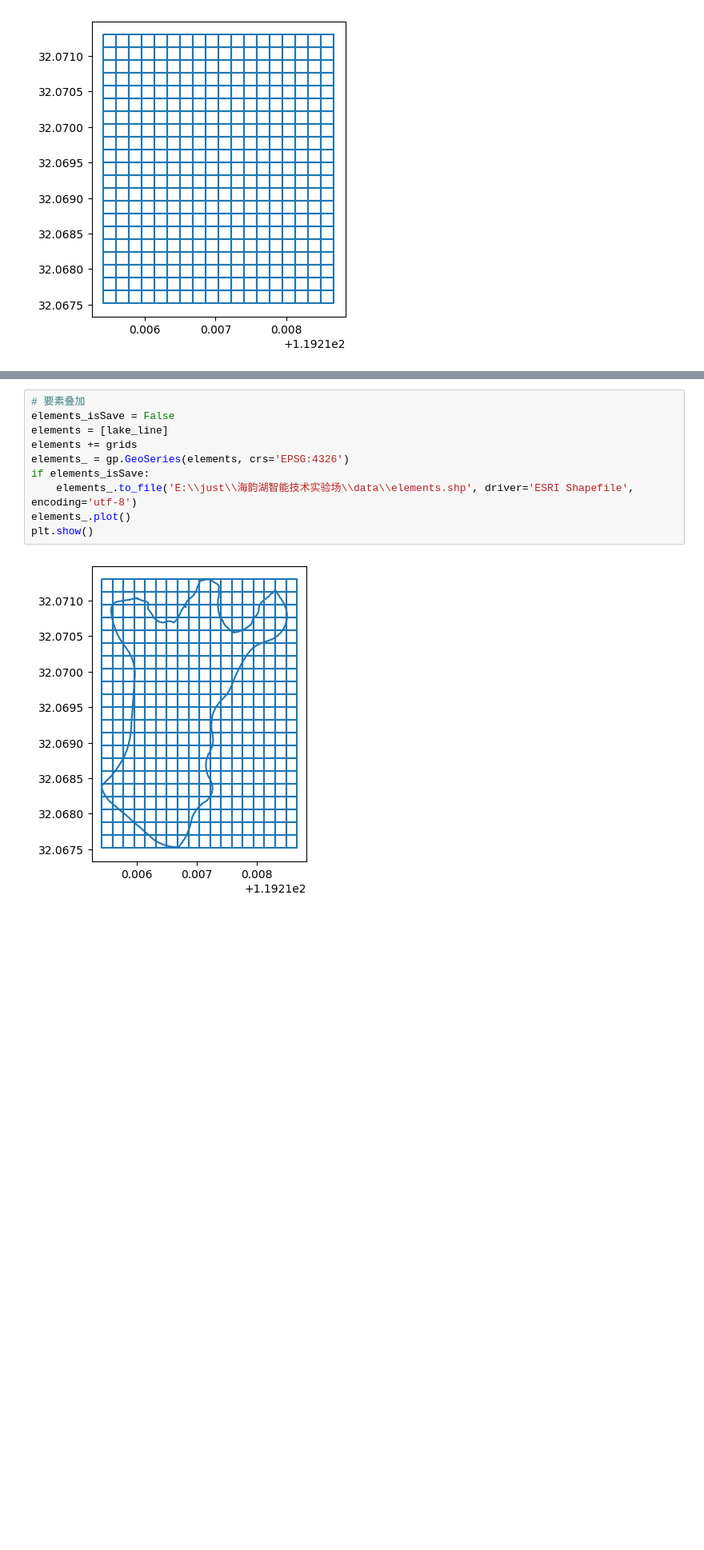
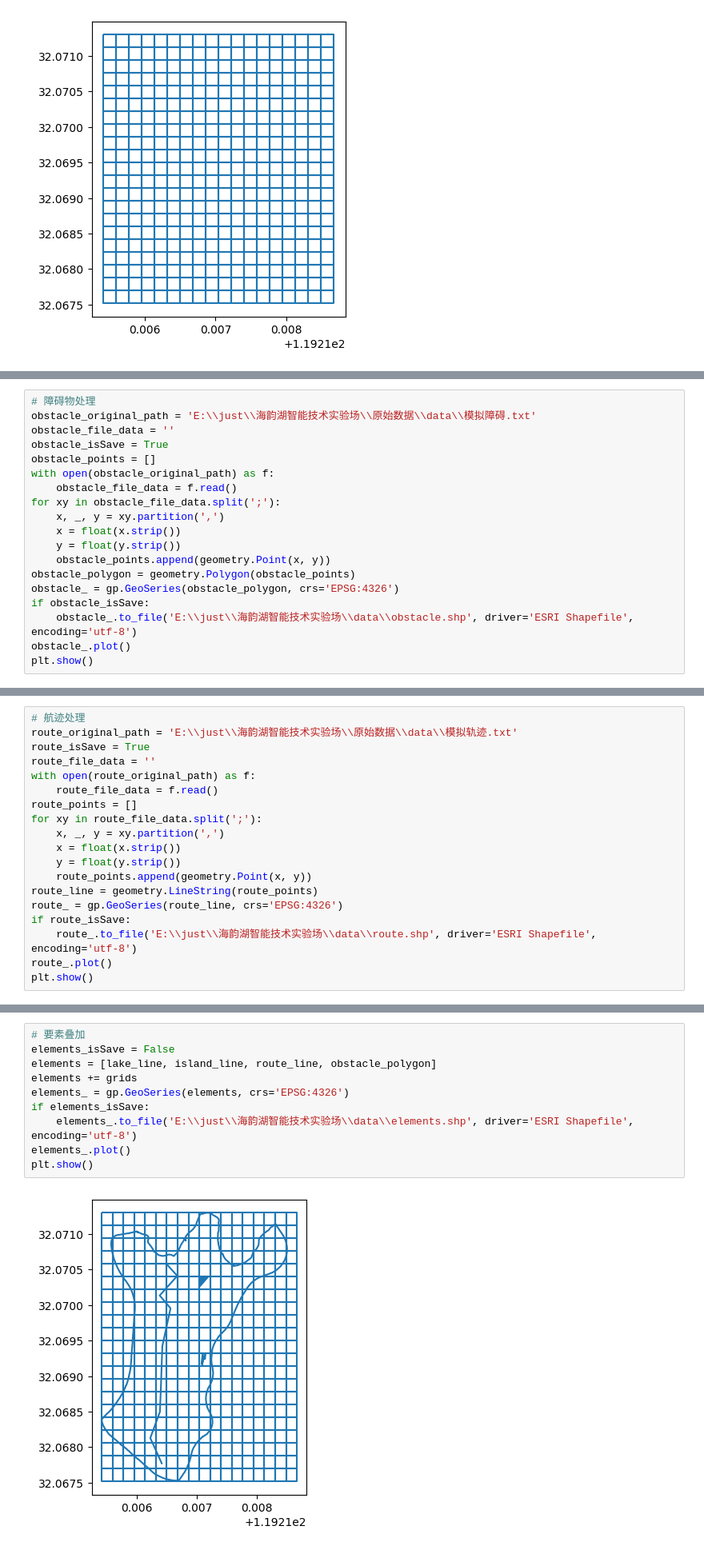
Before and after one commit to CNPolaris/rrt, a Jupyter notebook: map/haiyunhu.ipynb, the cells around one changed output, grey strips where cells are left out. Shown at 80% size. Cells and saved outputs as stored; diff of their text form; blank space fills up the shorter version.

```diff
--- a/map/haiyunhu.ipynb
+++ b/map/haiyunhu.ipynb
@@ -97,0 +96,19 @@ plt.show()
+# %%
+# 障碍物处理
+obstacle_original_path = 'E:\\just\\海韵湖智能技术实验场\\原始数据\\data\\模拟障碍.txt'
+obstacle_file_data = ''
+obstacle_isSave = True
+obstacle_points = []
+with open(obstacle_original_path) as f:
+    obstacle_file_data = f.read()
+for xy in obstacle_file_data.split(';'):
+    x, _, y = xy.partition(',')
+    x = float(x.strip())
+    y = float(y.strip())
+    obstacle_points.append(geometry.Point(x, y))
+obstacle_polygon = geometry.Polygon(obstacle_points)
+obstacle_ = gp.GeoSeries(obstacle_polygon, crs='EPSG:4326')
+if obstacle_isSave:
+    obstacle_.to_file('E:\\just\\海韵湖智能技术实验场\\data\\obstacle.shp', driver='ESRI Shapefile', encoding='utf-8')
+obstacle_.plot()
+plt.show()
@@ -97,0 +117,19 @@ plt.show()
+# %%
+# 航迹处理
+route_original_path = 'E:\\just\\海韵湖智能技术实验场\\原始数据\\data\\模拟轨迹.txt'
+route_isSave = True
+route_file_data = ''
+with open(route_original_path) as f:
+    route_file_data = f.read()
+route_points = []
+for xy in route_file_data.split(';'):
+    x, _, y = xy.partition(',')
+    x = float(x.strip())
+    y = float(y.strip())
+    route_points.append(geometry.Point(x, y))
+route_line = geometry.LineString(route_points)
+route_ = gp.GeoSeries(route_line, crs='EPSG:4326')
+if route_isSave:
+    route_.to_file('E:\\just\\海韵湖智能技术实验场\\data\\route.shp', driver='ESRI Shapefile', encoding='utf-8')
+route_.plot()
+plt.show()
@@ -98,12 +138,12 @@ plt.show()
 # %%
 # 要素叠加
 elements_isSave = False
-elements = [lake_line]
+elements = [lake_line, island_line, route_line, obstacle_polygon]
 elements += grids
 elements_ = gp.GeoSeries(elements, crs='EPSG:4326')
 if elements_isSave:
     elements_.to_file('E:\\just\\海韵湖智能技术实验场\\data\\elements.shp', driver='ESRI Shapefile', encoding='utf-8')
 elements_.plot()
 plt.show()
 # %% [output]
-[figure, old version]
+[figure, new version]
```
Also changed, not shown: parts of 5 cells of this notebook.
